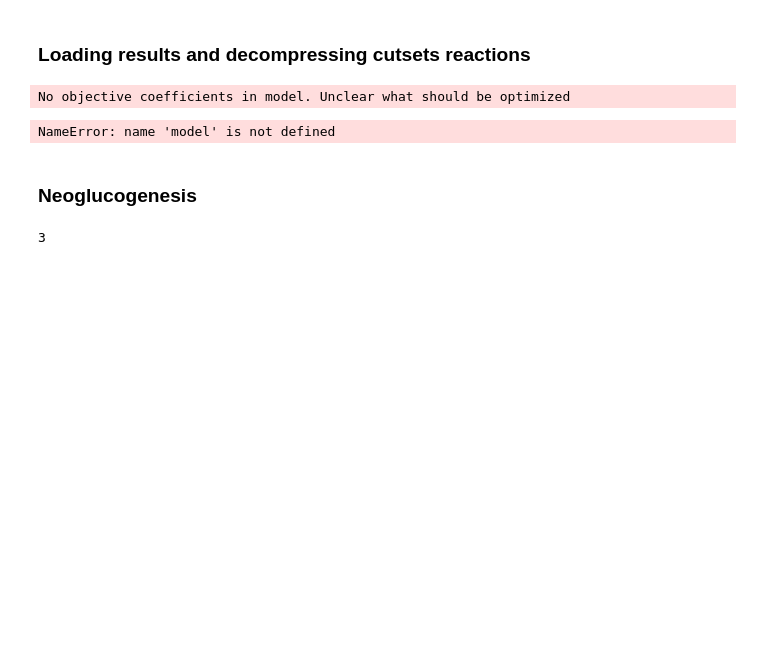
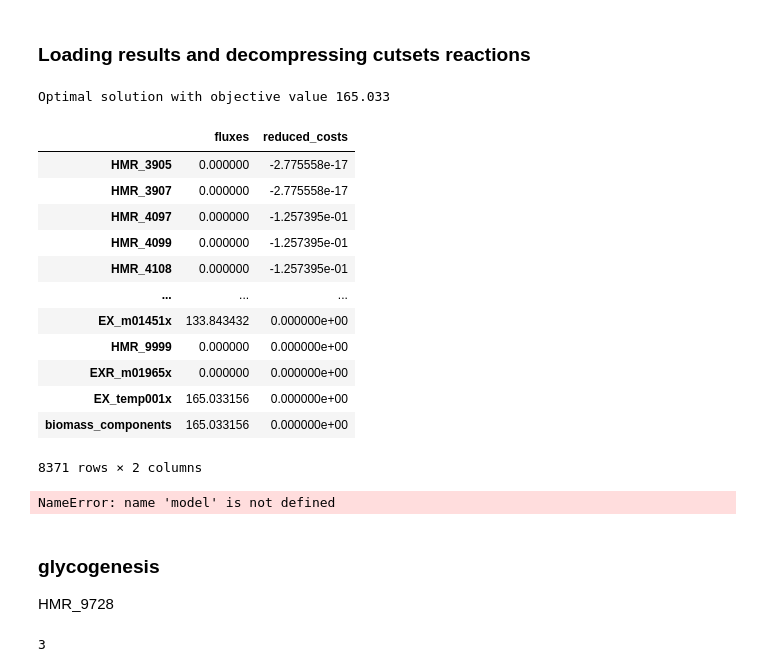
Before and after one commit to JoPkb/RBA_cutsets, a Jupyter notebook: aspmcs/code/test_cutsets.ipynb, the cells around one changed output. Cells and saved outputs as stored; diff of their text form; code cells hidden in the pictures; blank space fills up the shorter version.

```diff
--- a/aspmcs/code/test_cutsets.ipynb
+++ b/aspmcs/code/test_cutsets.ipynb
@@ -31,9 +28,24 @@ decompressed_cs_list = u.decompress_cutsets("../new_reactionSubsets.txt", comp_c
 # %%
 model = cobra.io.read_sbml_model('../../models_storage/HepG2_medium.xml')
 # %%
-healthy = cobra.io.read_sbml_model("../../models_storage/iHep_updated.xml")
+healthy = cobra.io.read_sbml_model("../../models_storage/iHep_updated_v011.xml")
-# %% [output]
-No objective coefficients in model. Unclear what should be optimized
+# %%
+healthy.optimize()
+# %% [output]
+Optimal solution with objective value 165.033
+|  | fluxes | reduced_costs |
+| HMR_3905 | 0.000000 | -2.775558e-17 |
+| HMR_3907 | 0.000000 | -2.775558e-17 |
+| HMR_4097 | 0.000000 | -1.257395e-01 |
+| HMR_4099 | 0.000000 | -1.257395e-01 |
+| HMR_4108 | 0.000000 | -1.257395e-01 |
+| ... | ... | ... |
+| EX_m01451x | 133.843432 | 0.000000e+00 |
+| HMR_9999 | 0.000000 | 0.000000e+00 |
+| EXR_m01965x | 0.000000 | 0.000000e+00 |
+| EX_temp001x | 165.033156 | 0.000000e+00 |
+| biomass_components | 165.033156 | 0.000000e+00 |
+8371 rows × 2 columns
 # %%
 from collections import defaultdict
 # %%
@@ -54,8 +66,9 @@ for cutset in decompressed_cs_list[5:]:
             #print(reac_id)
 # %% [output]
 NameError: name 'model' is not defined
-# %% [markdown]
-### Neoglucogenesis
+# %% [markdown]
+### glycogenesis
+HMR_9728
 # %%
 len(decompressed_cs_list[5:])
 # %% [output]
```
Also changed, not shown: parts of 21 cells of this notebook, 1 other file.
